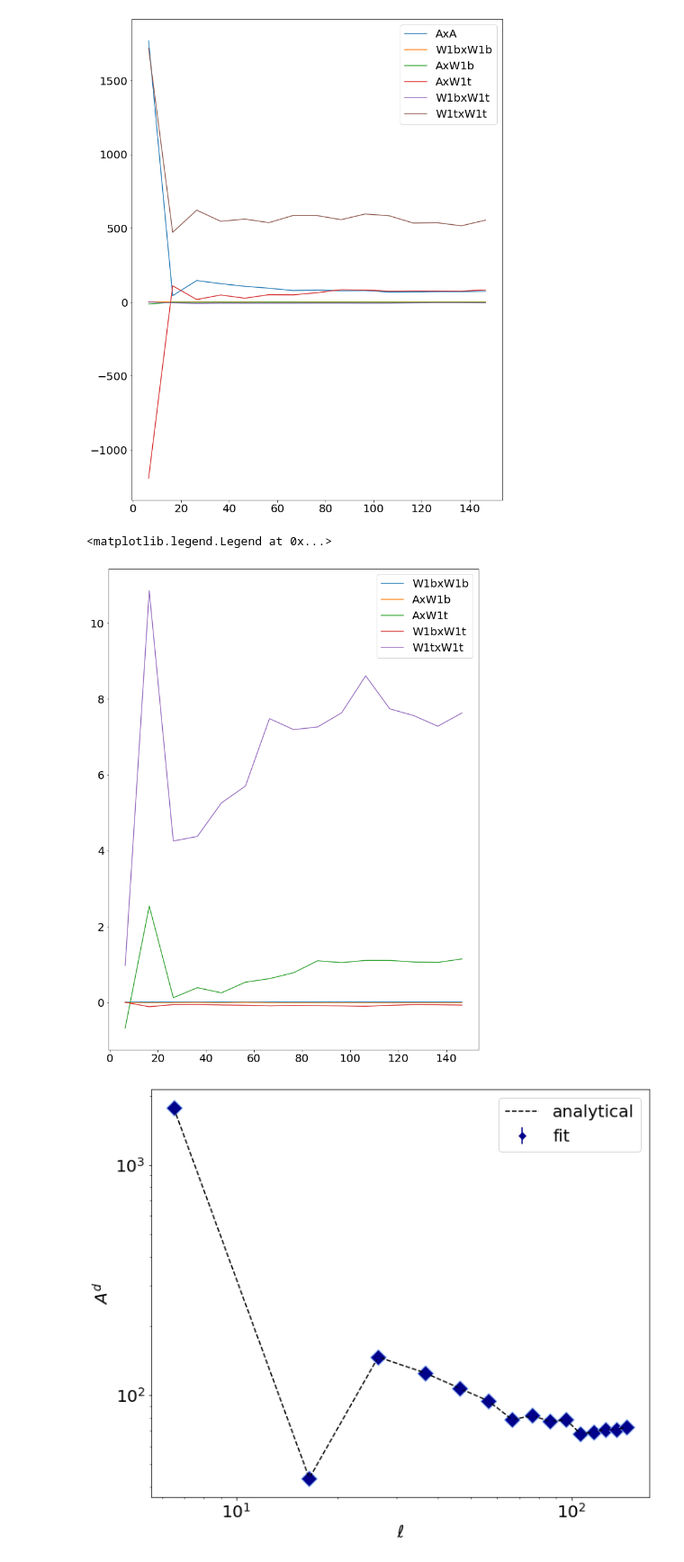
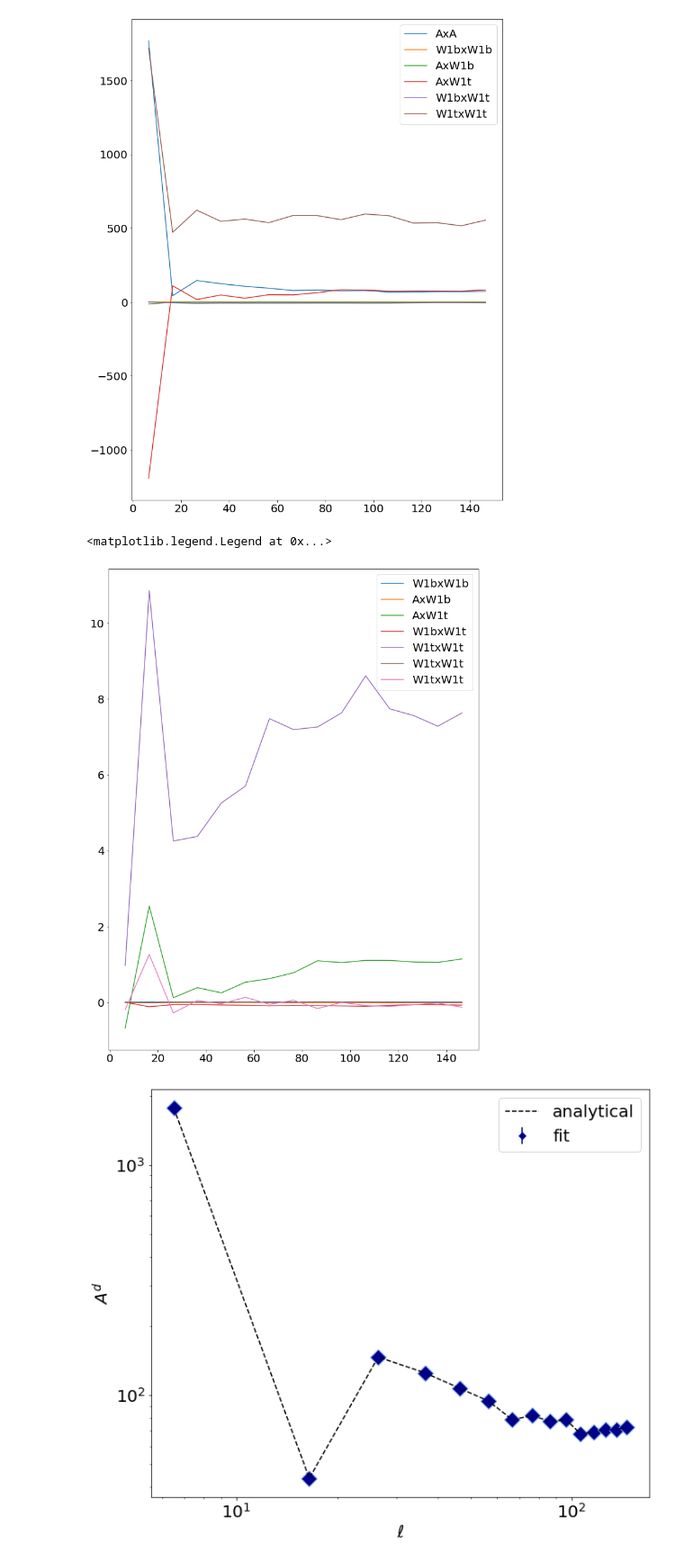
Before and after one commit to LeoVacher/moments-crosscell, a Jupyter notebook: notebook-plots/Compute-analytical-moments.ipynb, the cells around one changed output. Shown at 90% size. Drawn from its saved outputs; the diff is of its cells as text; code cells hidden in the pictures.

```diff
--- a/notebook-plots/Compute-analytical-moments.ipynb
+++ b/notebook-plots/Compute-analytical-moments.ipynb
@@ -157,19 +157,22 @@ plt.legend()
 # %%
 plt.plot(leff[:15],w1bw1b[:15]/Ad[:15],label='W1bxW1b')
 plt.plot(leff[:15],Aw1b[:15]/Ad[:15],label='AxW1b')
 plt.plot(leff[:15],Aw1t[:15]/Ad[:15],label='AxW1t')
 plt.plot(leff[:15],w1bw1t[:15]/Ad[:15],label='W1bxW1t')
 plt.plot(leff[:15],w1tw1t[:15]/Ad[:15],label='W1txW1t')
+plt.plot(leff[:15],Asw1b[:15]/np.sqrt(Ad[:15]*As[:15]),label='W1txW1t')
+plt.plot(leff[:15],Asw1t[:15]/np.sqrt(Ad[:15]*As[:15]),label='W1txW1t')
+
 #plt.plot(leff[:15],get_dl_bb_mom(mom2b,mom2b)[:15],label='W2bxW2b')
 #plt.plot(leff[:15],get_dl_bb_mom(skyrefcpx,mom2b)[:15],label='AxW2b')
 #plt.plot(leff[:15],get_dl_bb_mom(skyrefcpx,mom2t)[:15],label='AxW2t')
 #plt.plot(leff[:15],get_dl_bb_mom(mom2b,mom2t)[:15],label='W2bxW2t')
 #plt.plot(leff[:15],get_dl_bb_mom(mom2t,mom2t)[:15],label='W2txW2t')
 #plt.plot(leff[:15],get_dl_bb_mom(mom2bt,mom2bt)[:15],label='W2btxW2bt')
 plt.legend()
 # %% [output]
 <matplotlib.legend.Legend at 0x...>
-[figure, old version]
+[figure, new version]
 # %%
 res=np.load('../Best-fits/results_d%ss%s_0.7_ds_o1bt_fix1.npy'%(dusttype,syncrotype),allow_pickle=True).item()
 plt.figure(figsize=(10,8))
```
Also changed, not shown: parts of 6 cells of this notebook.
